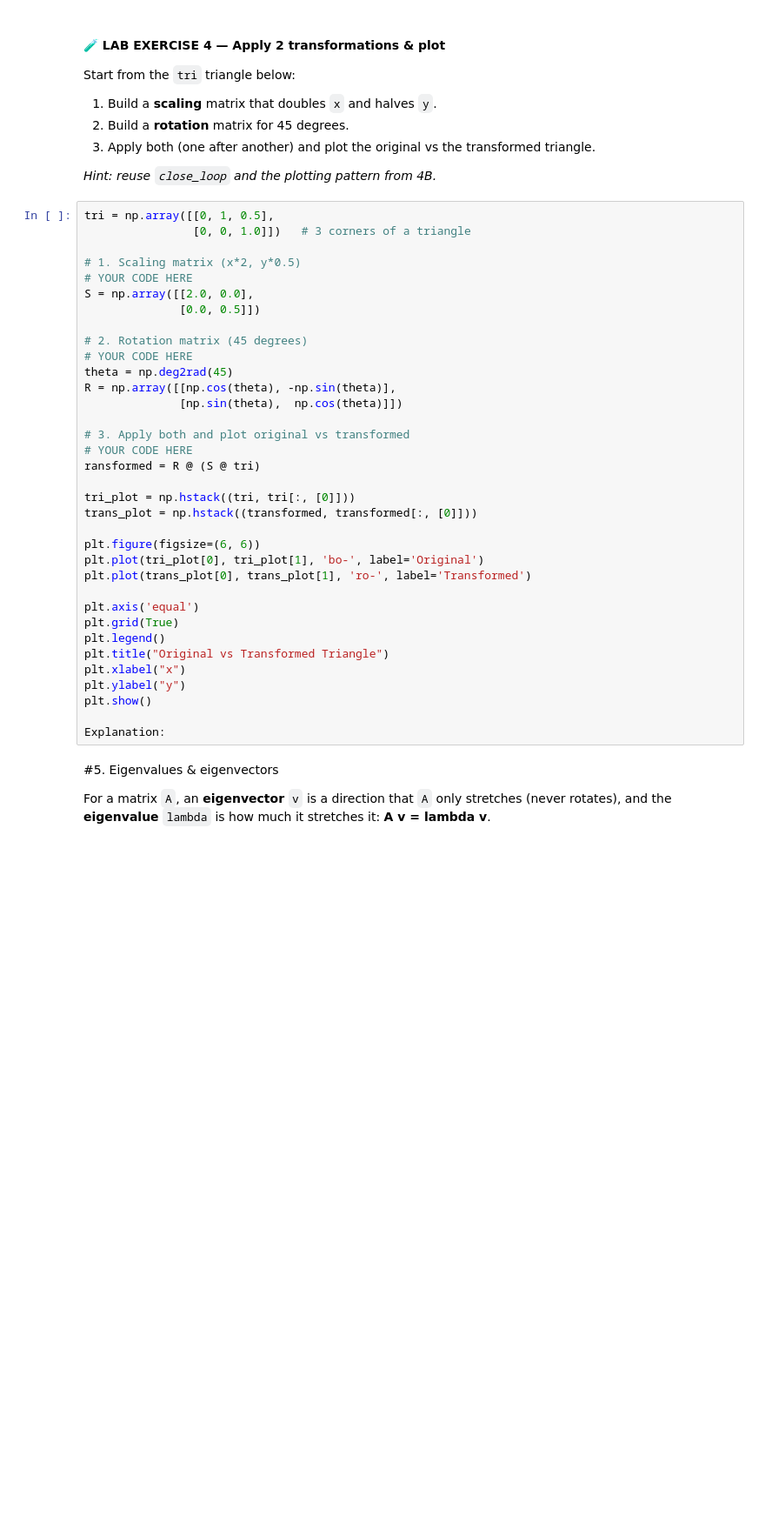
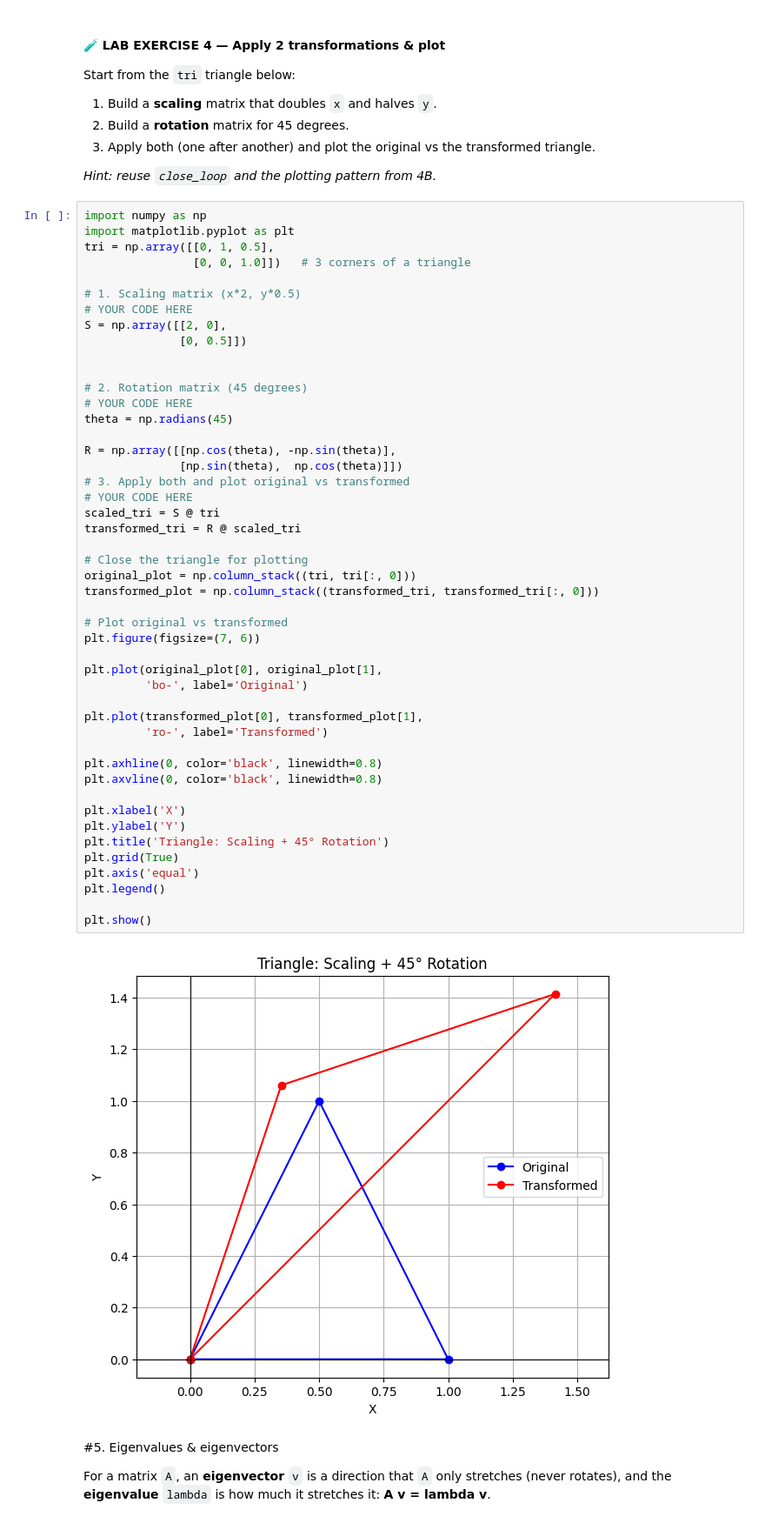
Before and after one commit to sravya-sras-9/nasscom-z2, a Jupyter notebook: WEEK 2/U4_Linear_Algebra_Lab.ipynb, the cells around one changed output. Shown at 87% size. Cells and saved outputs as stored; diff of their text form; blank space fills up the shorter version.

```diff
--- a/WEEK 2/U4_Linear_Algebra_Lab.ipynb
+++ b/WEEK 2/U4_Linear_Algebra_Lab.ipynb
@@ -431,40 +556,54 @@ Start from the `tri` triangle below:
 
 _Hint: reuse `close_loop` and the plotting pattern from 4B._
 # %%
+import numpy as np
+import matplotlib.pyplot as plt
 tri = np.array([[0, 1, 0.5],
                 [0, 0, 1.0]])   # 3 corners of a triangle
 
 # 1. Scaling matrix (x*2, y*0.5)
 # YOUR CODE HERE
-S = np.array([[2.0, 0.0],
-              [0.0, 0.5]])
+S = np.array([[2, 0],
+              [0, 0.5]])
+
 
 # 2. Rotation matrix (45 degrees)
 # YOUR CODE HERE
-theta = np.deg2rad(45)
+theta = np.radians(45)
+
 R = np.array([[np.cos(theta), -np.sin(theta)],
               [np.sin(theta),  np.cos(theta)]])
-
 # 3. Apply both and plot original vs transformed
 # YOUR CODE HERE
-ransformed = R @ (S @ tri)
+scaled_tri = S @ tri
+transformed_tri = R @ scaled_tri
 
-tri_plot = np.hstack((tri, tri[:, [0]]))
-trans_plot = np.hstack((transformed, transformed[:, [0]]))
+# Close the triangle for plotting
+original_plot = np.column_stack((tri, tri[:, 0]))
+transformed_plot = np.column_stack((transformed_tri, transformed_tri[:, 0]))
 
-plt.figure(figsize=(6, 6))
-plt.plot(tri_plot[0], tri_plot[1], 'bo-', label='Original')
-plt.plot(trans_plot[0], trans_plot[1], 'ro-', label='Transformed')
+# Plot original vs transformed
+plt.figure(figsize=(7, 6))
 
+plt.plot(original_plot[0], original_plot[1],
+         'bo-', label='Original')
+
+plt.plot(transformed_plot[0], transformed_plot[1],
+         'ro-', label='Transformed')
+
+plt.axhline(0, color='black', linewidth=0.8)
+plt.axvline(0, color='black', linewidth=0.8)
+
+plt.xlabel('X')
+plt.ylabel('Y')
+plt.title('Triangle: Scaling + 45° Rotation')
+plt.grid(True)
 plt.axis('equal')
-plt.grid(True)
 plt.legend()
-plt.title("Original vs Transformed Triangle")
-plt.xlabel("x")
-plt.ylabel("y")
+
 plt.show()
-
-Explanation:
+# %% [output]
+[figure, added]
 # %% [markdown]
 #5. Eigenvalues & eigenvectors
 
```
Also changed, not shown: parts of 31 cells of this notebook.
